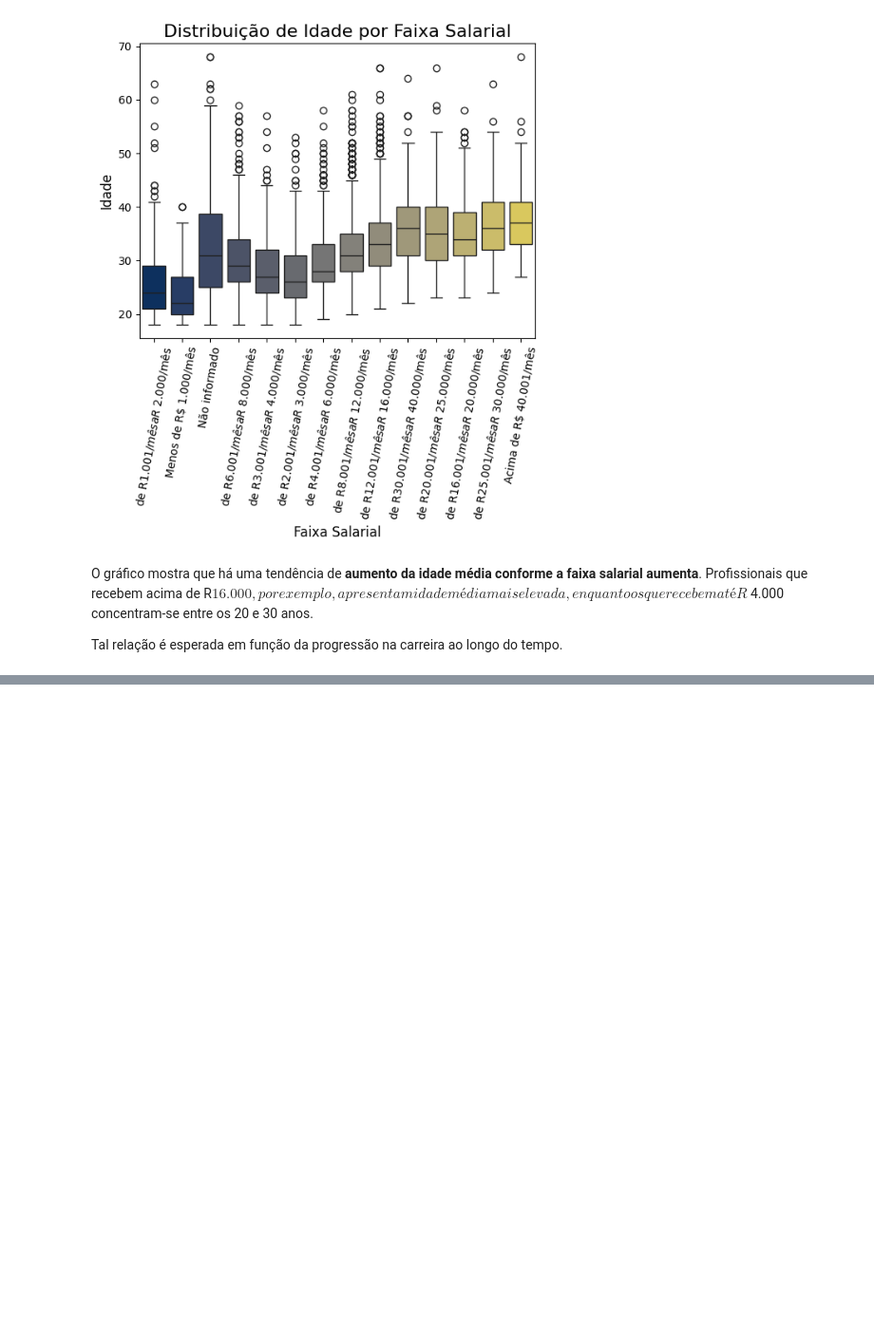
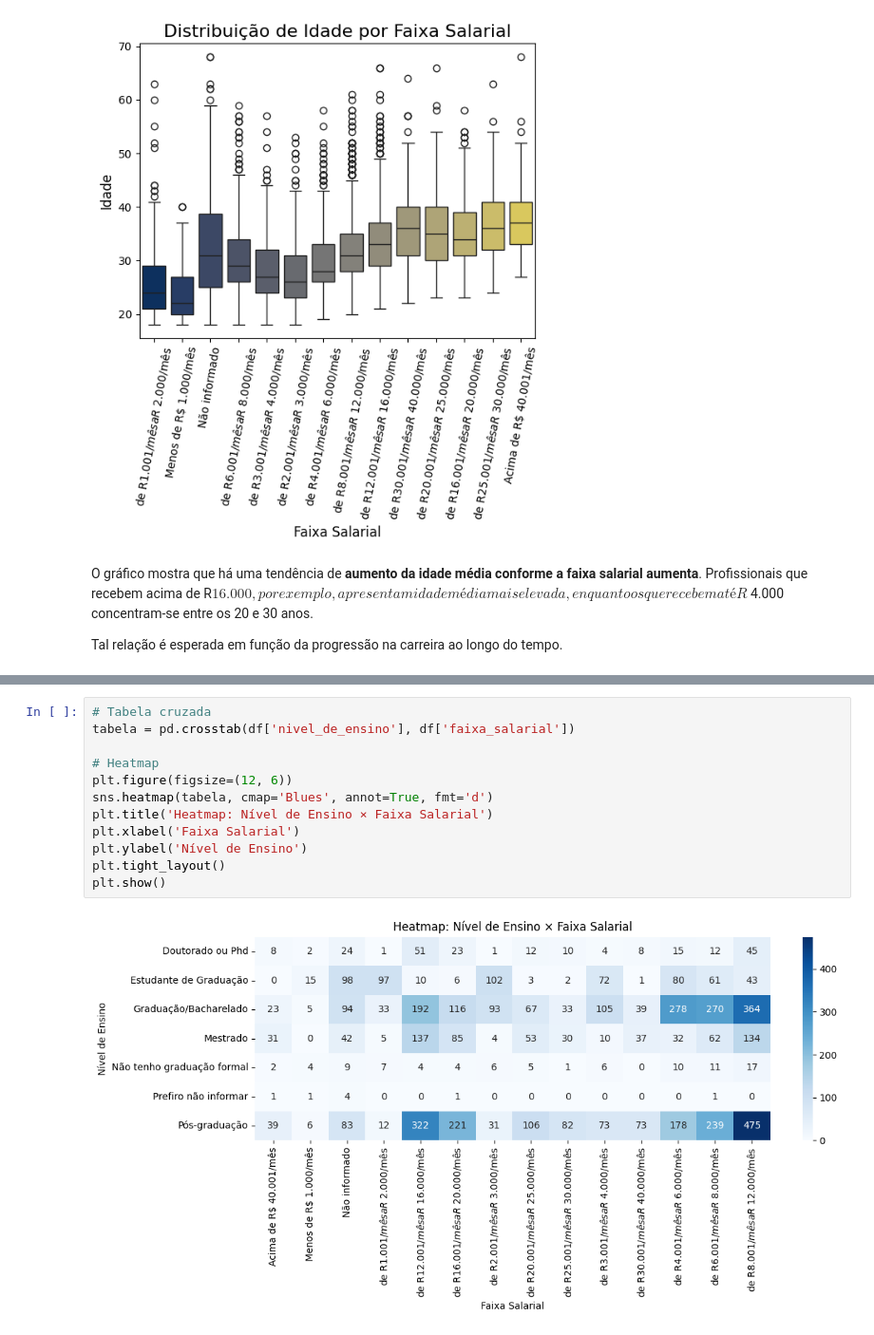
Before and after one commit to EdilsonMarquesCurzJr/TopicosATVF, a Jupyter notebook: DataExplore/Edilson_Marques_Gabriel_Vinicius_Reinaldo_Dias_Jorge_Lucas_2025_1_EDA.ipynb, the cells around one changed output, grey strips where cells are left out. Shown at 95% size. Saved outputs shown, nothing was run; the diff lists cells and outputs as text; blank space fills up the shorter version.

```diff
--- a/DataExplore/Edilson_Marques_Gabriel_Vinicius_Reinaldo_Dias_Jorge_Lucas_2025_1_EDA.ipynb
+++ b/DataExplore/Edilson_Marques_Gabriel_Vinicius_Reinaldo_Dias_Jorge_Lucas_2025_1_EDA.ipynb
@@ -496,0 +509,14 @@ Tal relação é esperada em função da progressão na carreira ao longo do tem
+# %%
+# Tabela cruzada
+tabela = pd.crosstab(df['nivel_de_ensino'], df['faixa_salarial'])
+
+# Heatmap
+plt.figure(figsize=(12, 6))
+sns.heatmap(tabela, cmap='Blues', annot=True, fmt='d')
+plt.title('Heatmap: Nível de Ensino × Faixa Salarial')
+plt.xlabel('Faixa Salarial')
+plt.ylabel('Nível de Ensino')
+plt.tight_layout()
+plt.show()
+# %% [output]
+[figure, added]
```
Also changed, not shown: parts of 4 cells of this notebook, 1 other file.
